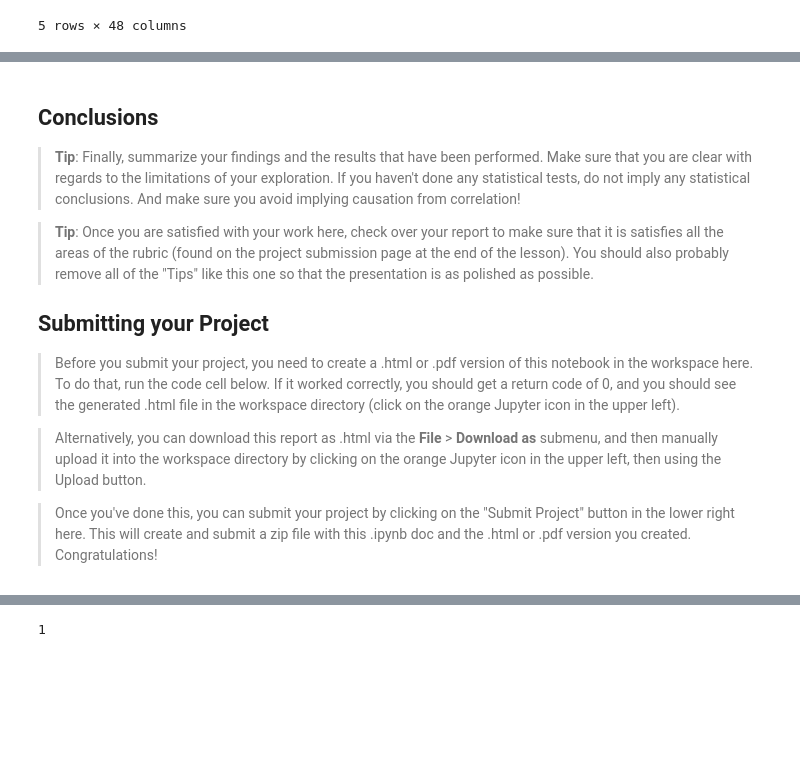
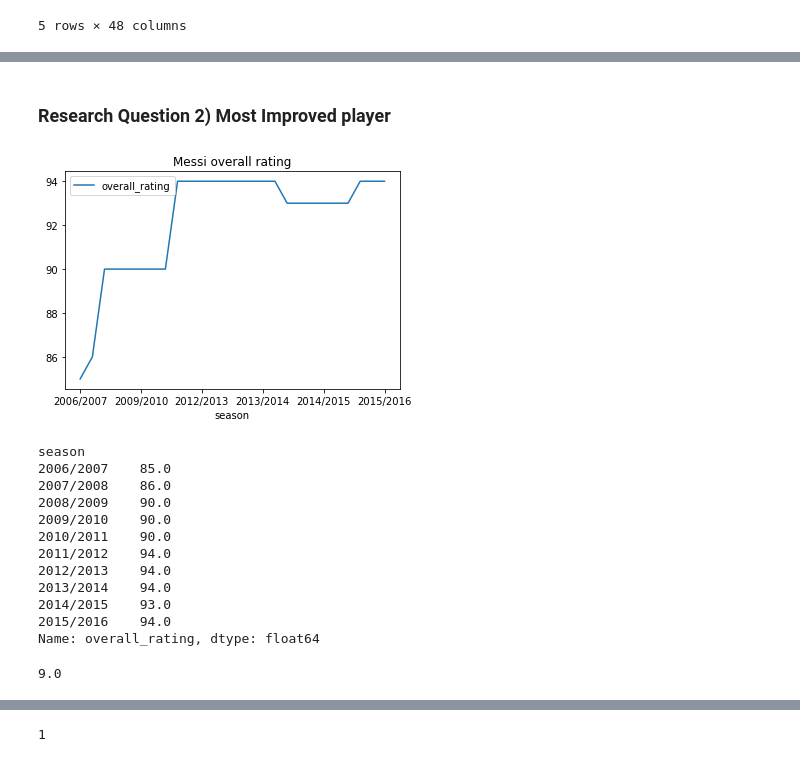
Before and after one commit to Nouh-Abukar/Investigate-a-Dataset, a Jupyter notebook: Investigate_a_Dataset.ipynb, the cells around one changed output, grey strips where cells are left out. Cells and saved outputs as stored; diff of their text form; code cells hidden in the pictures; blank space fills up the shorter version.

```diff
--- a/Investigate_a_Dataset.ipynb
+++ b/Investigate_a_Dataset.ipynb
@@ -679,15 +267,2 @@ df_recent_player_rating.plot(x='agility', y='dribbling', kind='scatter')
-# %% [markdown]
-<a id='conclusions'></a>
-## Conclusions
-
-> **Tip**: Finally, summarize your findings and the results that have been performed. Make sure that you are clear with regards to the limitations of your exploration. If you haven't done any statistical tests, do not imply any statistical conclusions. And make sure you avoid implying causation from correlation!
-
-> **Tip**: Once you are satisfied with your work here, check over your report to make sure that it is satisfies all the areas of the rubric (found on the project submission page at the end of the lesson). You should also probably remove all of the "Tips" like this one so that the presentation is as polished as possible.
-
-## Submitting your Project
-
-> Before you submit your project, you need to create a .html or .pdf version of this notebook in the workspace here. To do that, run the code cell below. If it worked correctly, you should get a return code of 0, and you should see the generated .html file in the workspace directory (click on the orange Jupyter icon in the upper left).
-
-> Alternatively, you can download this report as .html via the **File** > **Download as** submenu, and then manually upload it into the workspace directory by clicking on the orange Jupyter icon in the upper left, then using the Upload button.
-
-> Once you've done this, you can submit your project by clicking on the "Submit Project" button in the lower right here. This will create and submit a zip file with this .ipynb doc and the .html or .pdf version you created. Congratulations!
+# %% [markdown]
+### Research Question 2) Most Improved player
@@ -693,0 +279,7 @@ df_recent_player_rating.plot(x='agility', y='dribbling', kind='scatter')
+# %%
+#Lionel messi improvement
+df_messi_rating = df_player_ratings.loc[df_player_ratings['player_fifa_api_id_x'] == 158023]
+# %%
+df_messi_rating.plot(x='season', y='overall_rating',kind='line',title= 'Messi overall rating').invert_xaxis()
+# %% [output]
+[figure, added]
@@ -693,0 +288,19 @@ df_recent_player_rating.plot(x='agility', y='dribbling', kind='scatter')
+# %%
+messi_season_rating
+# %% [output]
+season
+2006/2007    85.0
+2007/2008    86.0
+2008/2009    90.0
+2009/2010    90.0
+2010/2011    90.0
+2011/2012    94.0
+2012/2013    94.0
+2013/2014    94.0
+2014/2015    93.0
+2015/2016    94.0
+Name: overall_rating, dtype: float64
+# %%
+messi_season_rating.max() - messi_season_rating.min()
+# %% [output]
+9.0
```
Also changed, not shown: parts of 136 cells of this notebook.
